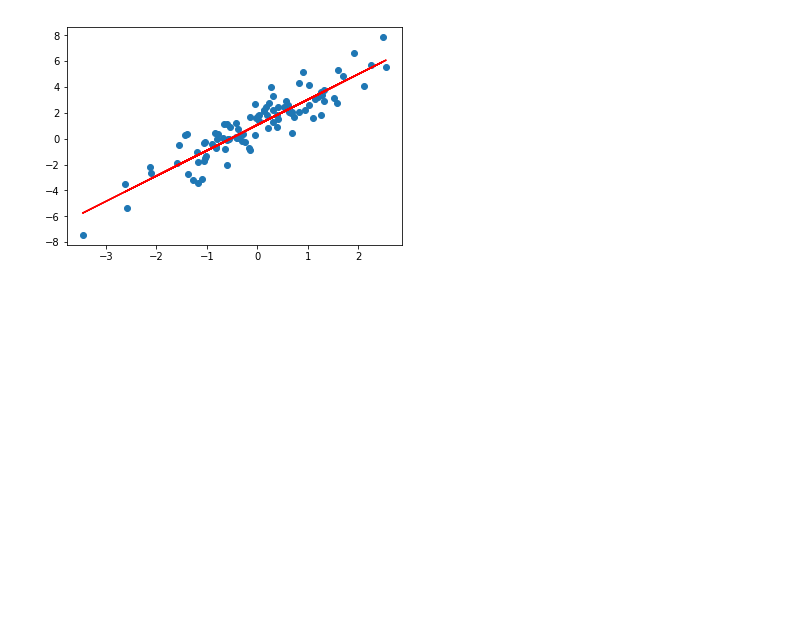
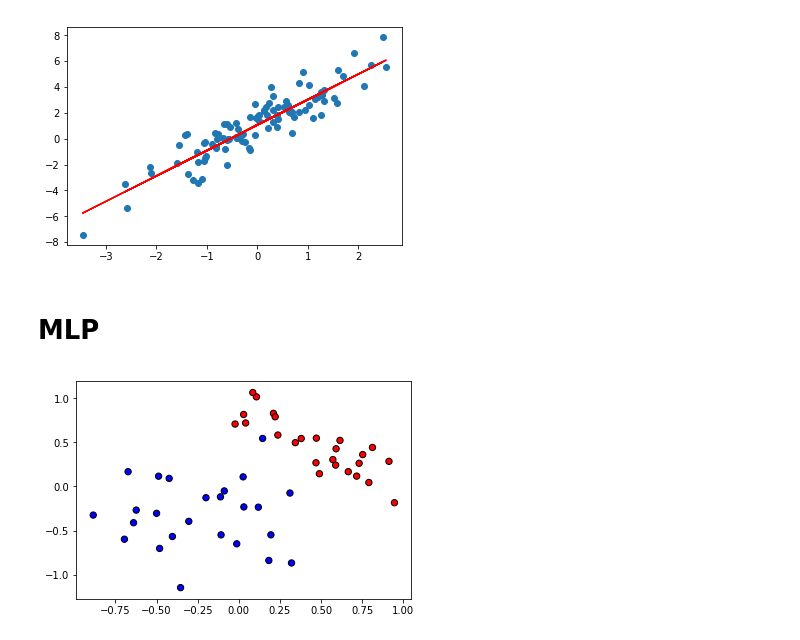
Before and after one commit to franmassa/lab-ml-itba-regresion-logistica-Keras, a Jupyter notebook: 05-Loss-Activation-Change.ipynb, the cells around one changed output. Cells and saved outputs as stored; diff of their text form; code cells hidden in the pictures; blank space fills up the shorter version.

```diff
--- a/05-Loss-Activation-Change.ipynb
+++ b/05-Loss-Activation-Change.ipynb
@@ -142,3 +142,11 @@ plt.plot(X, y_pred, color='r')
 plt.show()
 # %% [output]
 [figure]
+# %% [markdown]
+# MLP
+# %%
+X, y = generate_gaussians_distributions(sep=1, N = 50, normalize=False, random_state=41)
+# %%
+plot_boundaries(X,y)
+# %% [output]
+[figure, added]
```
Also changed, not shown: parts of 6 cells of this notebook.
